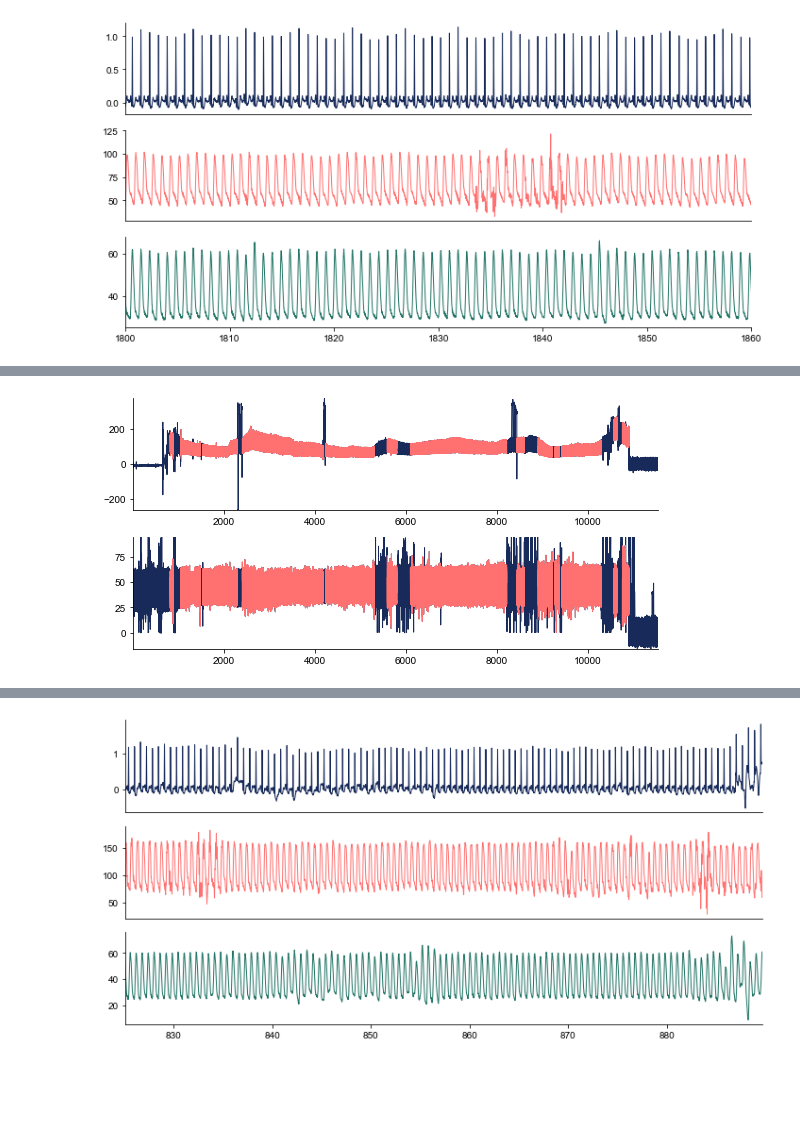
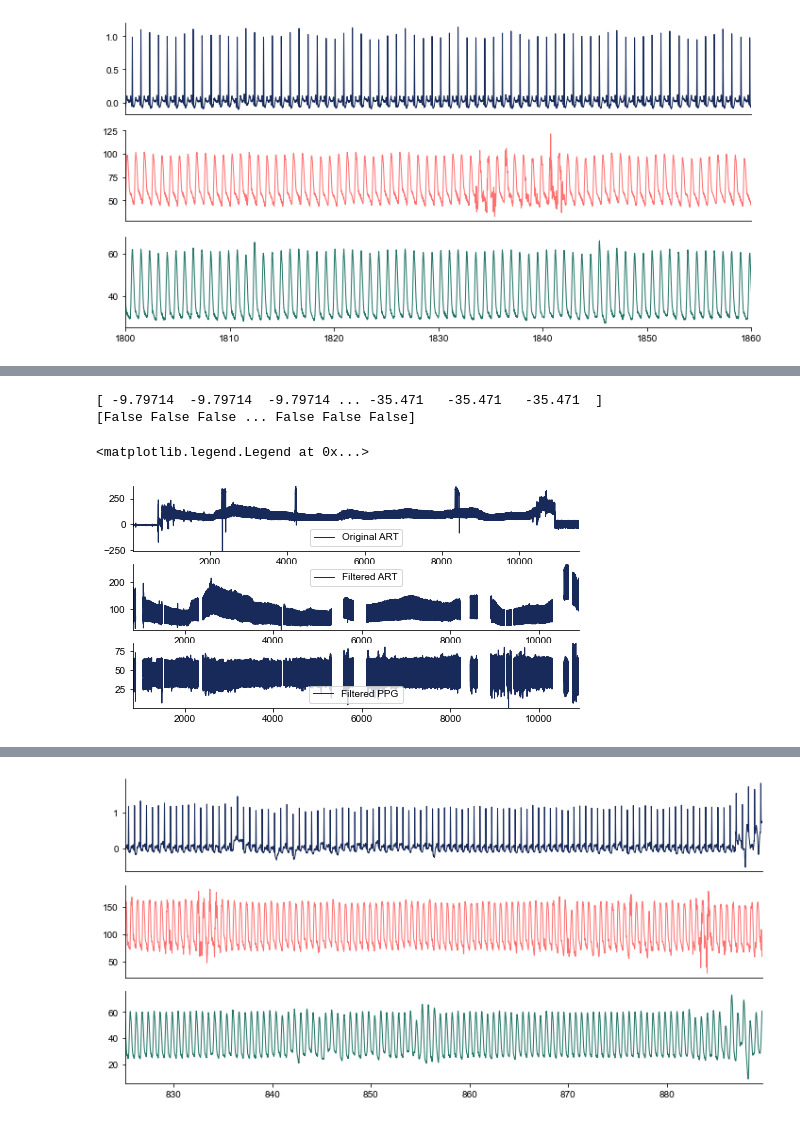
Before and after one commit to rohansanda/bp_prediction_cs229, a Jupyter notebook: wrangling.ipynb, the cells around one changed output, grey strips where cells are left out. Saved outputs shown, nothing was run; the diff lists cells and outputs as text; code cells hidden in the pictures; blank space fills up the shorter version.

```diff
--- a/wrangling_demo.ipynb
+++ b/wrangling.ipynb
@@ -66,6 +81,8 @@ um(60*30, 60*31)
 # %%
-ymin = minimum_filter1d(art, int(fs*10))
-ymax = maximum_filter1d(art, int(fs*10))
+ymin = minimum_filter1d(art, int(fs*10))  # rolling minimum (windowed) --> diastolic
+ymax = maximum_filter1d(art, int(fs*10))  # rolling maximum --> systolic
+
+print(ymin)
 
 # plt.xlim(4200, 4250)
 
@@ -74,20 +91,30 @@ artpeaks, _ = ss.find_peaks(art,
                             prominence=(ymax-ymin)*0.3,
                             distance=fs/3)
 
+#shouldn't have an unreasonable blood pressure
 valid = (ymin > 20) & (ymax < 300)
+print(valid)
 
-yminp, ymaxp = ymin[artpeaks], ymax[artpeaks]
+#What are the valid peaks
+yminp, ymaxp = ymin[artpeaks], ymax[artpeaks]  #systolic and diastolic pressures
+
+#pressure shoudln't be changing a lot normally + normalize
 ymindiff = np.abs(np.diff(yminp, prepend=yminp[0])) / (ymaxp - yminp)
 ymaxdiff = np.abs(np.diff(ymaxp, prepend=ymaxp[0])) / (ymaxp - yminp)
 valid[artpeaks[ymindiff > 0.3]] = False
 valid[artpeaks[ymaxdiff > 0.3]] = False
 
+#What's the ART Interval to get heartrate
 rri = np.diff(artpeaks, prepend=0) / fs
 hr = 60/rri
 rriv = np.abs(np.diff(rri, append=0)) / rri
 
+# Reasonable heartrate
 valid[artpeaks[hr < 30]] = False
 valid[artpeaks[rriv > 0.4]] = False
+# %% [output]
+[ -9.79714  -9.79714  -9.79714 ... -35.471   -35.471   -35.471  ]
+[False False False ... False False False]
 # %%
 ymin = minimum_filter1d(ppg, int(fs*10))
 ymax = maximum_filter1d(ppg, int(fs*10))
@@ -121,22 +153,31 @@ mask = valid & (counts > fs*61)
 # %%
 artm = art.copy()
 artm[~mask] = np.nan
 
 ppgm = ppg.copy()
 ppgm[~mask] = np.nan
 
 plt.figure(figsize=(8,4))
-plt.subplot(2,1,1)
-plt.plot(t, art, lw=1)
-plt.plot(t, artm, lw=1)
+plt.subplot(3,1,1)
+plt.plot(t, art, lw=1, label = "Original ART")
+#plt.plot(t, artm, lw=1, label = "Filtered")
 sns.despine()
 plt.gca().margins(0)
+plt.legend()
 
-plt.subplot(2,1,2)
-plt.plot(t, ppg, lw=1)
-plt.plot(t, ppgm, lw=1)
+plt.subplot(3,1,2)
+#plt.plot(t, art, lw=1, label = "Original")
+plt.plot(t, artm, lw=1, label = "Filtered ART")
 sns.despine()
 plt.gca().margins(0)
-plt.tight_layout()
+plt.legend()
+
+plt.subplot(3,1,3)
+plt.plot(t, ppgm, lw=1, label = "Filtered PPG")
+#plt.plot(t, artm, lw=1, label = "Filtered")
+sns.despine()
+plt.gca().margins(0)
+plt.legend()
 # %% [output]
+<matplotlib.legend.Legend at 0x...>
-[figure, old version]
+[figure, new version]
```
Also changed, not shown: parts of 4 cells of this notebook, 5 other files.
